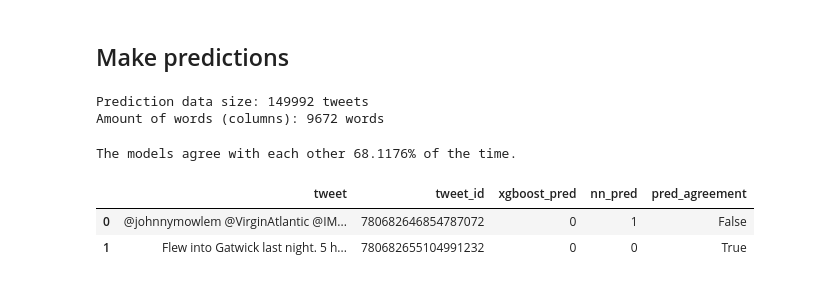
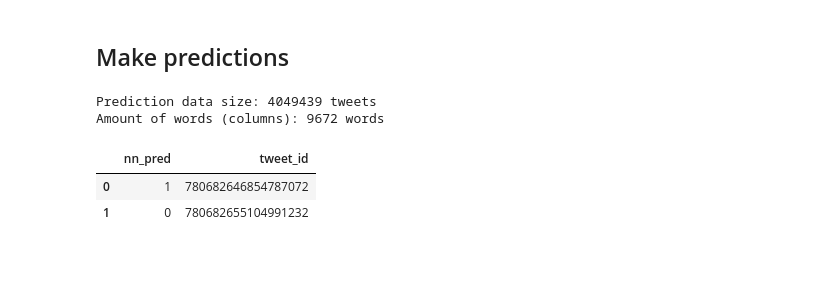
Before and after one commit to dharmsen/DBLDataChallenge, a Jupyter notebook: sentiment_models/Sentiment_models_overview(80%_accuracy_with_nn).ipynb, the cells around one changed output. Drawn from its saved outputs; the diff is of its cells as text; code cells hidden in the pictures.

Commit message:
Created predictions for all English tweets

```diff
--- a/sentiment_models/Sentiment_models_overview(80%_accuracy_with_nn).ipynb
+++ b/sentiment_models/Sentiment_models_overview(80%_accuracy_with_nn).ipynb
@@ -500,14 +486,13 @@ df = df[df['lang'] == 'en']
 # Preprocessing
 sample = len(df)
 preprocessor = PreProcessor(df, column_name='text')
-preprocessor.full_preprocess(sample)
-data = preprocessor.get_data()
+data = preprocessor.full_preprocess(sample)
 
 # Transform data on the vectorizer used in the previous preprocessing
 vectorized_data = vectorizer.transform(data)
 print(f'Prediction data size: {vectorized_data.shape[0]} tweets\n\
 Amount of words (columns): {vectorized_data.shape[1]} words')
 # %% [output]
-Prediction data size: 149992 tweets
+Prediction data size: 4049439 tweets
 Amount of words (columns): 9672 words
 # %%
@@ -524,8 +507,6 @@ df_pred['nn_pred'] = [np.argmax(model.predict(data)) for data in vectorized_data
 # %%
 # Check if two models are in agreement
-df_pred['pred_agreement'] = (df_pred['xgboost_pred'] == df_pred['nn_pred'])
-print(f"The models agree with each other {round(df_pred['pred_agreement'].value_counts()[1]/len(df)*100, 4)}% of the time.")
+#df_pred['pred_agreement'] = (df_pred['xgboost_pred'] == df_pred['nn_pred'])
+#print(f"The models agree with each other {round(df_pred['pred_agreement'].value_counts()[1]/len(df)*100, 4)}% of the time.")
-# %% [output]
-The models agree with each other 68.1176% of the time.
 # %%
 # Save to csv
@@ -533,7 +514,7 @@ df_pred.to_csv('sentiments.csv', index=False)
 # %%
 # Final test
-df_test = pd.read_csv('english_tweets_and_sentiments.csv'); df_test.head(2)
+df_test = pd.read_csv('english_tweetids_and_nn_sentiments.csv'); df_test.head(2)
 # %% [output]
-|  | tweet | tweet_id | xgboost_pred | nn_pred | pred_agreement |
-| 0 | @johnnymowlem @VirginAtlantic @IM... | 780682646854787072 | 0 | 1 | False |
-| 1 | Flew into Gatwick last night. 5 h... | 780682655104991232 | 0 | 0 | True |
+|  | nn_pred | tweet_id |
+| 0 | 1 | 780682646854787072 |
+| 1 | 0 | 780682655104991232 |
```
Also changed, not shown: parts of 6 cells of this notebook, 1 other file.
